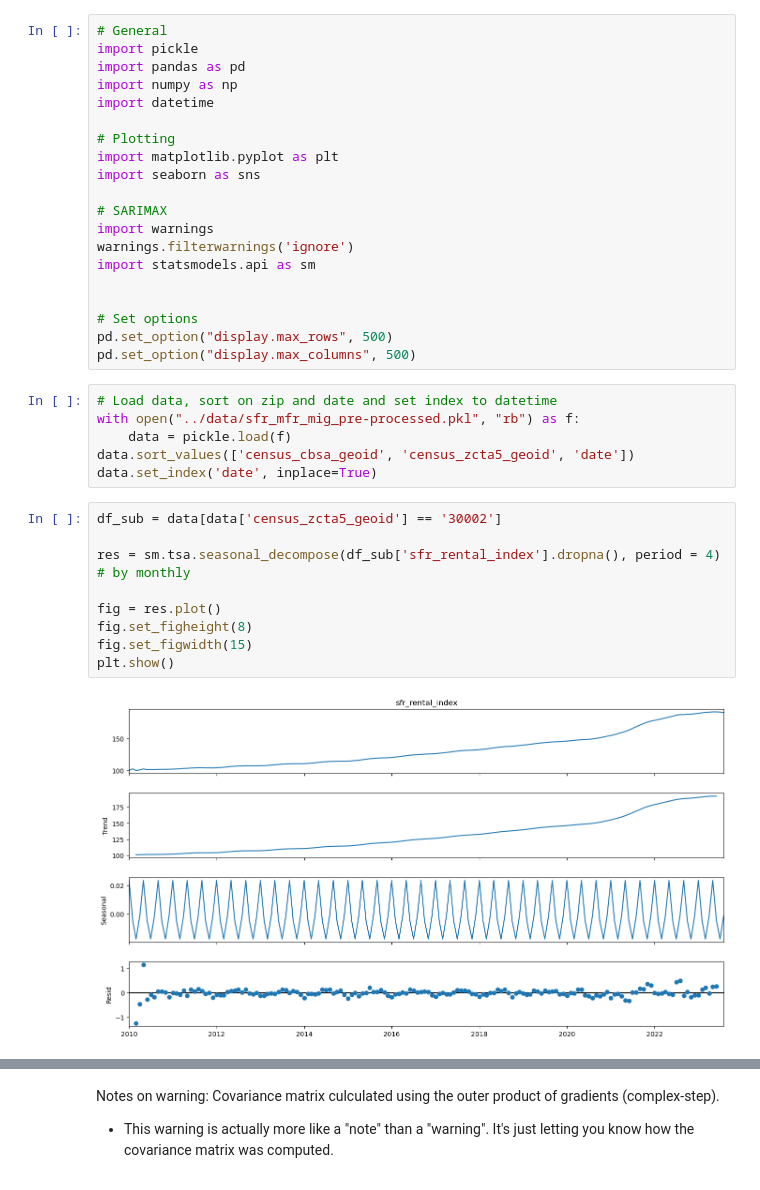
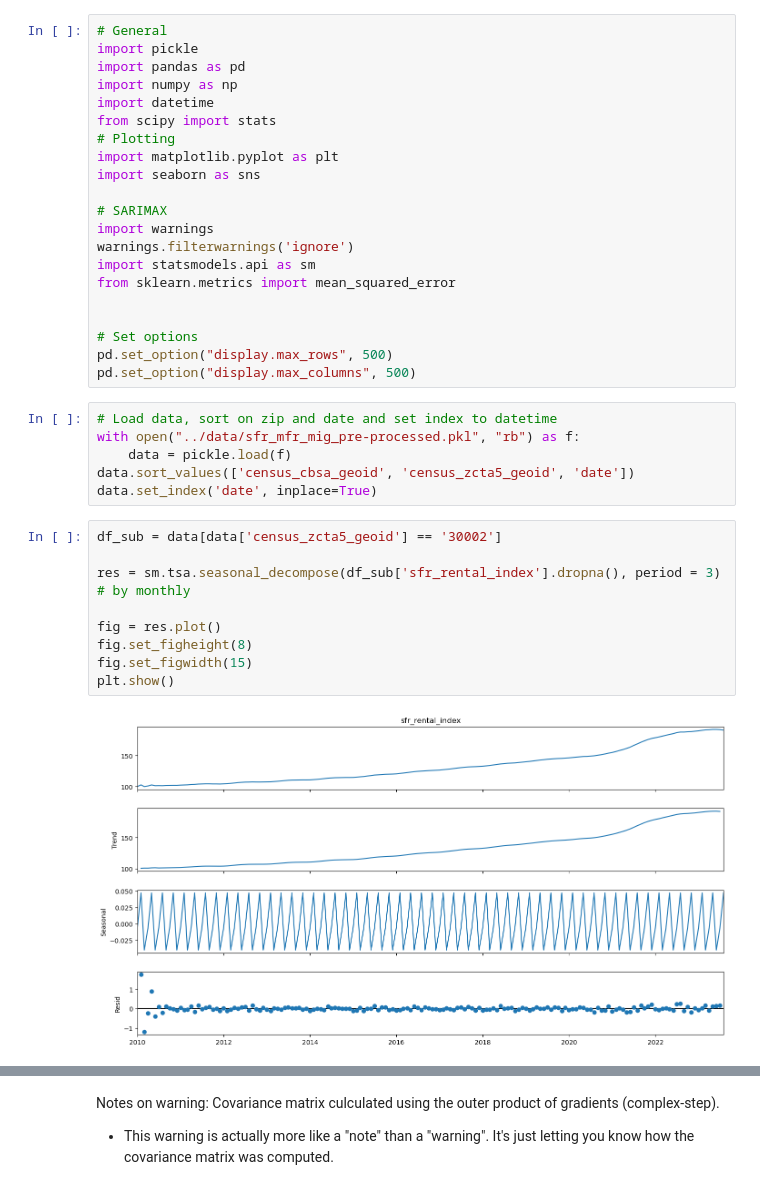
Before and after one commit to eihwood/Haystacks.AI-7, a Jupyter notebook: src/stats_models_sarimax.ipynb, the cells around one changed output, grey strips where cells are left out. Cells and saved outputs as stored; diff of their text form.

```diff
--- a/src/stats_models_sarimax.ipynb
+++ b/src/stats_models_sarimax.ipynb
@@ -4,7 +4,7 @@ import pickle
 import pandas as pd
 import numpy as np
 import datetime
-
+from scipy import stats
 # Plotting
 import matplotlib.pyplot as plt
 import seaborn as sns
@@ -13,6 +13,7 @@ import seaborn as sns
 import warnings
 warnings.filterwarnings('ignore')
 import statsmodels.api as sm
+from sklearn.metrics import mean_squared_error
 
 
 # Set options
@@ -27,13 +28,13 @@ data.set_index('date', inplace=True)
 # %%
 df_sub = data[data['census_zcta5_geoid'] == '30002']
 
-res = sm.tsa.seasonal_decompose(df_sub['sfr_rental_index'].dropna(), period = 4) # by monthly
+res = sm.tsa.seasonal_decompose(df_sub['sfr_rental_index'].dropna(), period = 3) # by monthly
 
 fig = res.plot()
 fig.set_figheight(8)
 fig.set_figwidth(15)
 plt.show()
 # %% [output]
-[figure, old version]
+[figure, new version]
 # %%
 #train_test_split
```
Also changed, not shown: parts of 30 cells of this notebook, 6 other files.
